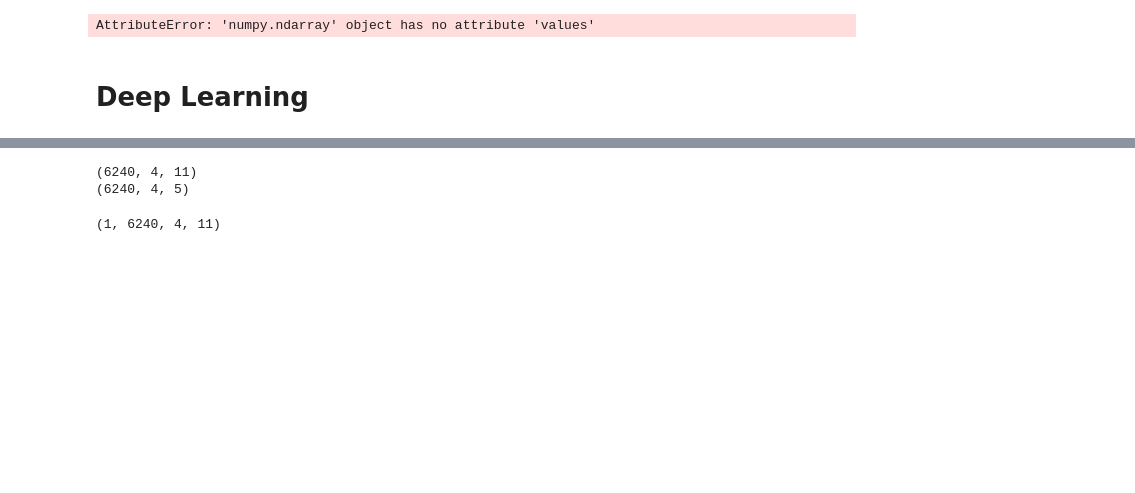
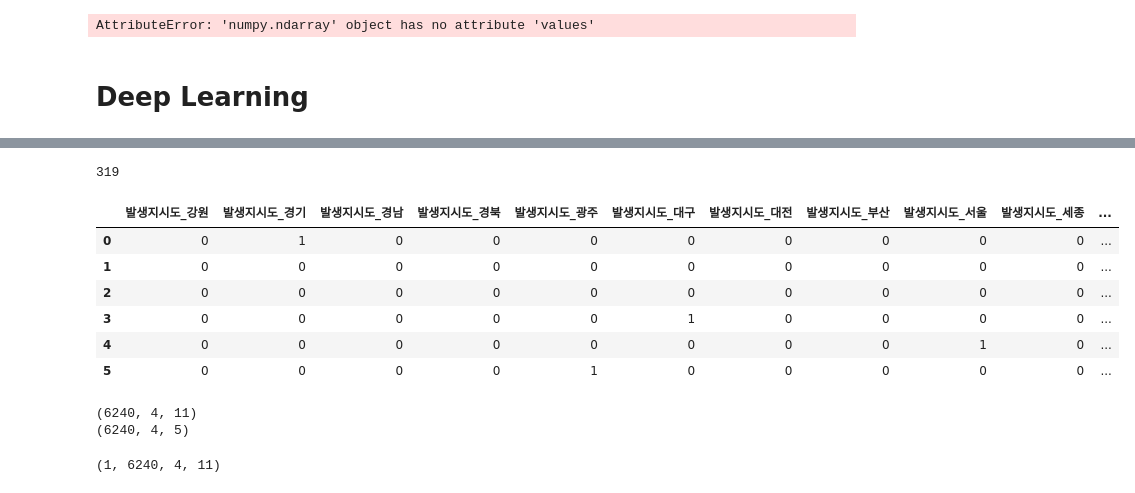
Before and after one commit to ChungminPark/samsung-ai-challenge-2018, a Jupyter notebook: Traffic_Accident.ipynb, the cells around one changed output, grey strips where cells are left out. Cells and saved outputs as stored; diff of their text form; code cells hidden in the pictures; blank space fills up the shorter version.

```diff
--- a/Traffic_Accident.ipynb
+++ b/Traffic_Accident.ipynb
@@ -174,3 +197,22 @@ print(x_train_num.shape)
+# %%
+y_data = x_train_cat[[ '주야_야간', '주야_주간', '요일_금', '요일_목', '요일_수', '요일_월', '요일_일', '요일_토',
+       '요일_화']]
+x_data = x_train_cat.drop(columns=[ '주야_야간', '주야_주간', '요일_금', '요일_목', '요일_수', '요일_월', '요일_일', '요일_토',
+       '요일_화'])
+# %%
+len(x_data.columns)
+# %% [output]
+319
+# %%
+x_data[:6]
+# %% [output]
+|  | 발생지시도_강원 | 발생지시도_경기 | 발생지시도_경남 | 발생지시도_경북 | 발생지시도_광주 | 발생지시도_대구 | 발생지시도_대전 | 발생지시도_부산 | 발생지시도_서울 | 발생지시도_세종 | ... |
+| 0 | 0 | 1 | 0 | 0 | 0 | 0 | 0 | 0 | 0 | 0 | ... |
+| 1 | 0 | 0 | 0 | 0 | 0 | 0 | 0 | 0 | 0 | 0 | ... |
+| 2 | 0 | 0 | 0 | 0 | 0 | 0 | 0 | 0 | 0 | 0 | ... |
+| 3 | 0 | 0 | 0 | 0 | 0 | 1 | 0 | 0 | 0 | 0 | ... |
+| 4 | 0 | 0 | 0 | 0 | 0 | 0 | 0 | 0 | 1 | 0 | ... |
+| 5 | 0 | 0 | 0 | 0 | 1 | 0 | 0 | 0 | 0 | 0 | ... |
 # %%
 x_test_cat_data = x_train_cat[25030:25034]
 x_test_num_data = x_train_num[25030:25034]
```
Also changed, not shown: parts of 13 cells of this notebook, 2 other files.
